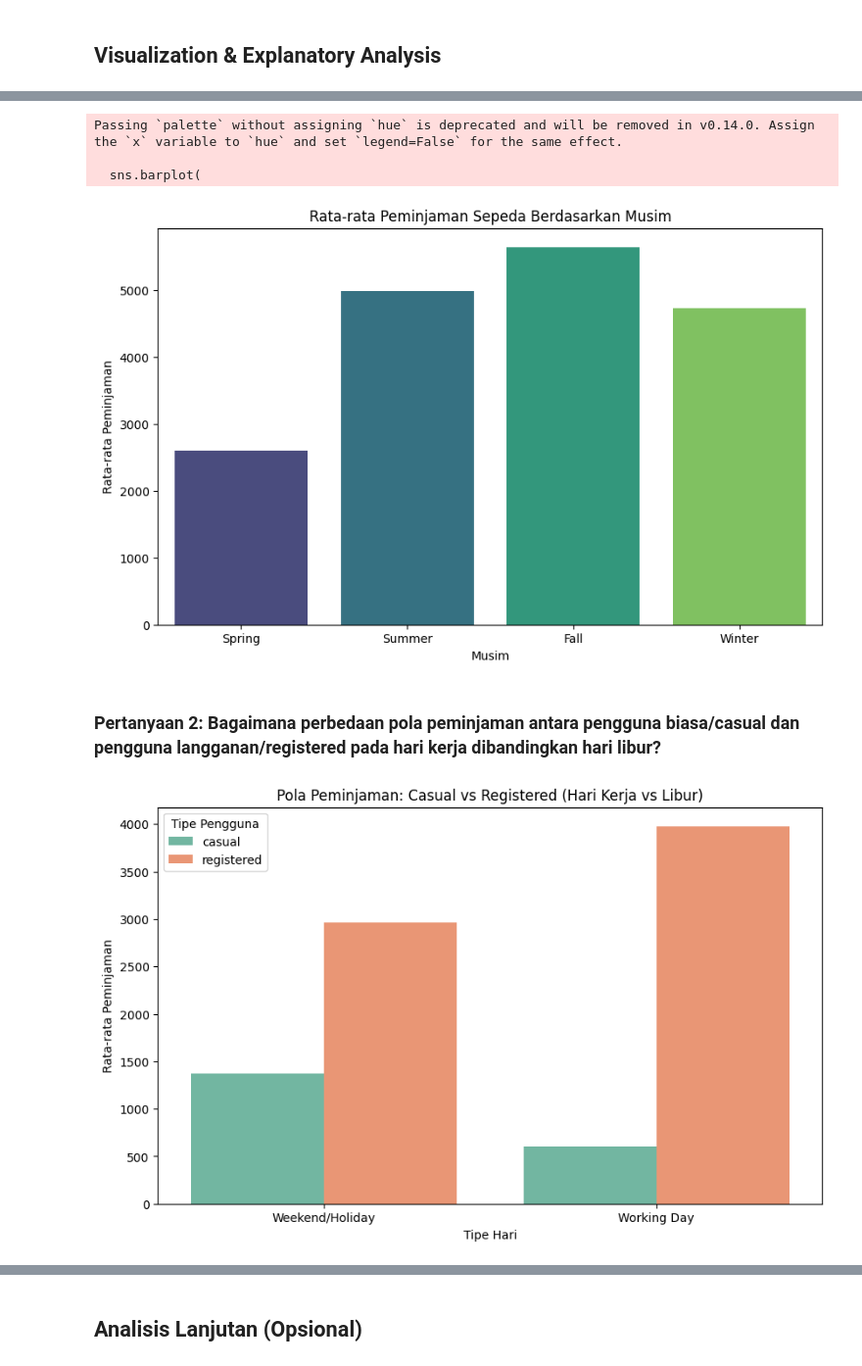
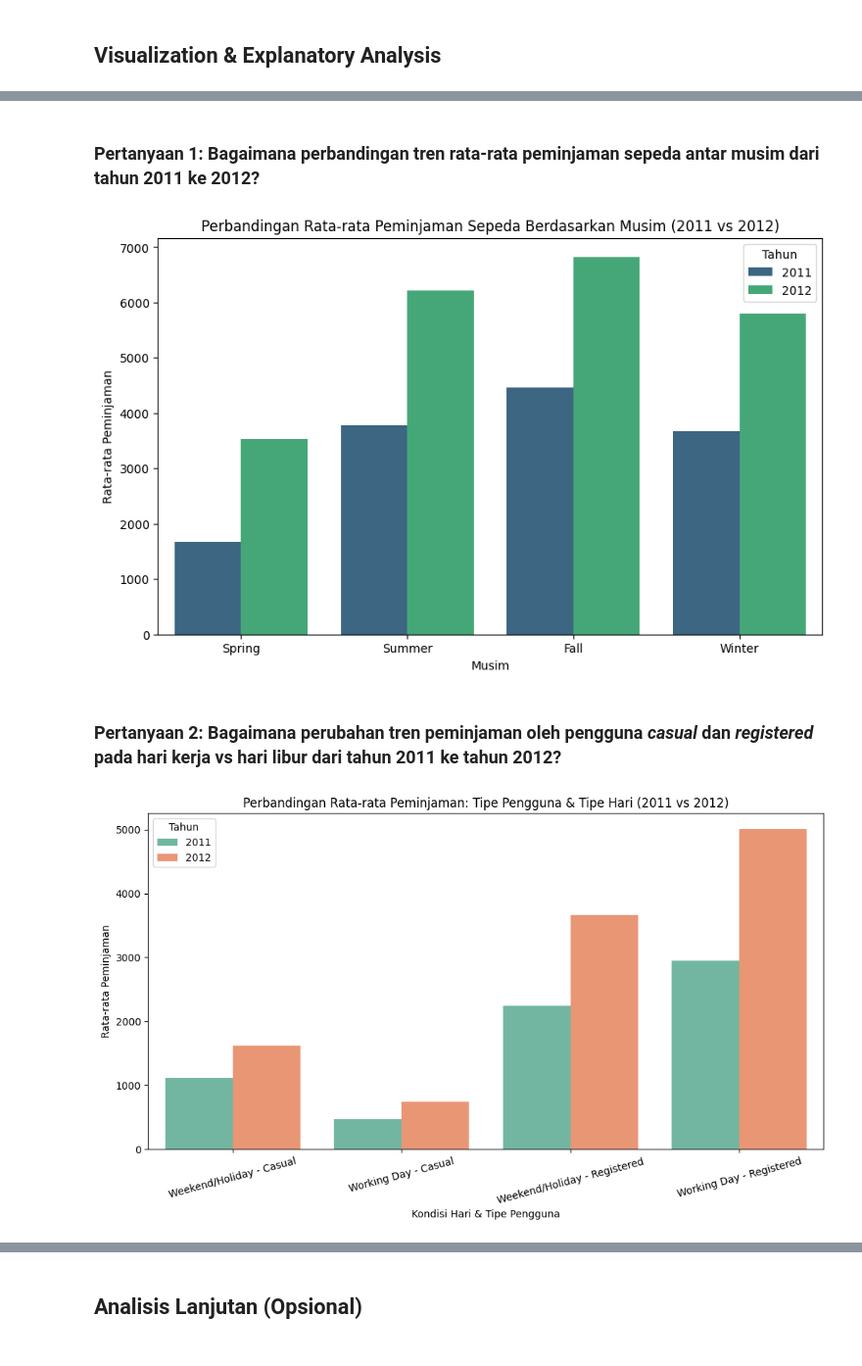
Before and after one commit to Alfi-Syahrin21/analisa-data-bike-sharing, a Jupyter notebook: notebook.ipynb, the cells around one changed output, grey strips where cells are left out. Shown at 98% size. Saved outputs shown, nothing was run; the diff lists cells and outputs as text; code cells hidden in the pictures.

```diff
--- a/notebook.ipynb
+++ b/notebook.ipynb
@@ -171,11 +172,13 @@ hour_df.describe()
 season_mapping = {1: 'Spring', 2: 'Summer', 3: 'Fall', 4: 'Winter'}
 weathersit_mapping = {1: 'Clear', 2: 'Cloudy', 3: 'Light Rain/Snow', 4: 'Heavy Rain/Snow'}
 workingday_mapping = {0: 'Weekend/Holiday', 1: 'Working Day'}
+yr_mapping = {0: '2011', 1: '2012'}
 # %%
 day_df["dteday"] = pd.to_datetime(day_df["dteday"])
 day_df['season'] = day_df['season'].map(season_mapping)
 day_df['weathersit'] = day_df['weathersit'].map(weathersit_mapping)
 day_df['workingday'] = day_df['workingday'].map(workingday_mapping)
+day_df['yr'] = day_df['yr'].map(yr_mapping)
 
 day_df.head()
 # %% [output]
@@ -295,41 +299,42 @@ Name: cnt, dtype: float64
+# %% [markdown]
+### Pertanyaan 1: Bagaimana perbandingan tren rata-rata peminjaman sepeda antar musim dari tahun 2011 ke 2012?
 # %%
-# Pertanyaan 1: Pengaruh Musim Terhadap Peminjaman
 plt.figure(figsize=(10, 6))
 sns.barplot(
     x='season',
     y='cnt',
+    hue='yr',
     data=day_df,
     errorbar=None,
     palette='viridis'
 )
-plt.title('Rata-rata Peminjaman Sepeda Berdasarkan Musim')
+plt.title('Perbandingan Rata-rata Peminjaman Sepeda Berdasarkan Musim (2011 vs 2012)')
 plt.xlabel('Musim')
 plt.ylabel('Rata-rata Peminjaman')
+plt.legend(title='Tahun')
 plt.show()
 # %% [output]
-Passing `palette` without assigning `hue` is deprecated and will be removed in v0.14.0. Assign the `x` variable to `hue` and set `legend=False` for the same effect.
-
-  sns.barplot(
-[figure, old version]
+[figure, new version]
 # %% [markdown]
-### Pertanyaan 2: Bagaimana perbedaan pola peminjaman antara pengguna biasa/casual dan pengguna langganan/registered pada hari kerja dibandingkan hari libur?
+### Pertanyaan 2: Bagaimana perubahan tren peminjaman oleh pengguna *casual* dan *registered* pada hari kerja vs hari libur dari tahun 2011 ke tahun 2012?
 # %%
-# Pertanyaan 2: Pola Pengguna Casual vs Registered
-user_pattern = day_df.groupby('workingday')[['casual', 'registered']].mean().reset_index()
-user_pattern_melted = user_pattern.melt(id_vars='workingday', var_name='user_type', value_name='count')
+user_pattern = day_df.groupby(['yr', 'workingday'])[['casual', 'registered']].mean().reset_index()
+user_pattern_melted = user_pattern.melt(id_vars=['yr', 'workingday'], var_name='user_type', value_name='count')
+user_pattern_melted['day_user'] = user_pattern_melted['workingday'] + " - " + user_pattern_melted['user_type'].str.capitalize()
 
-plt.figure(figsize=(10, 6))
+plt.figure(figsize=(12, 6))
 sns.barplot(
-    x='workingday',
+    x='day_user',
     y='count',
-    hue='user_type',
+    hue='yr',
     data=user_pattern_melted,
     palette='Set2'
 )
-plt.title('Pola Peminjaman: Casual vs Registered (Hari Kerja vs Libur)')
-plt.xlabel('Tipe Hari')
+plt.title('Perbandingan Rata-rata Peminjaman: Tipe Pengguna & Tipe Hari (2011 vs 2012)')
+plt.xlabel('Kondisi Hari & Tipe Pengguna')
 plt.ylabel('Rata-rata Peminjaman')
-plt.legend(title='Tipe Pengguna')
+plt.xticks(rotation=15)
+plt.legend(title='Tahun')
 plt.show()
 # %% [output]
-[figure, old version]
+[figure, new version]
```
Also changed, not shown: parts of 17 cells of this notebook, 2 other files.
